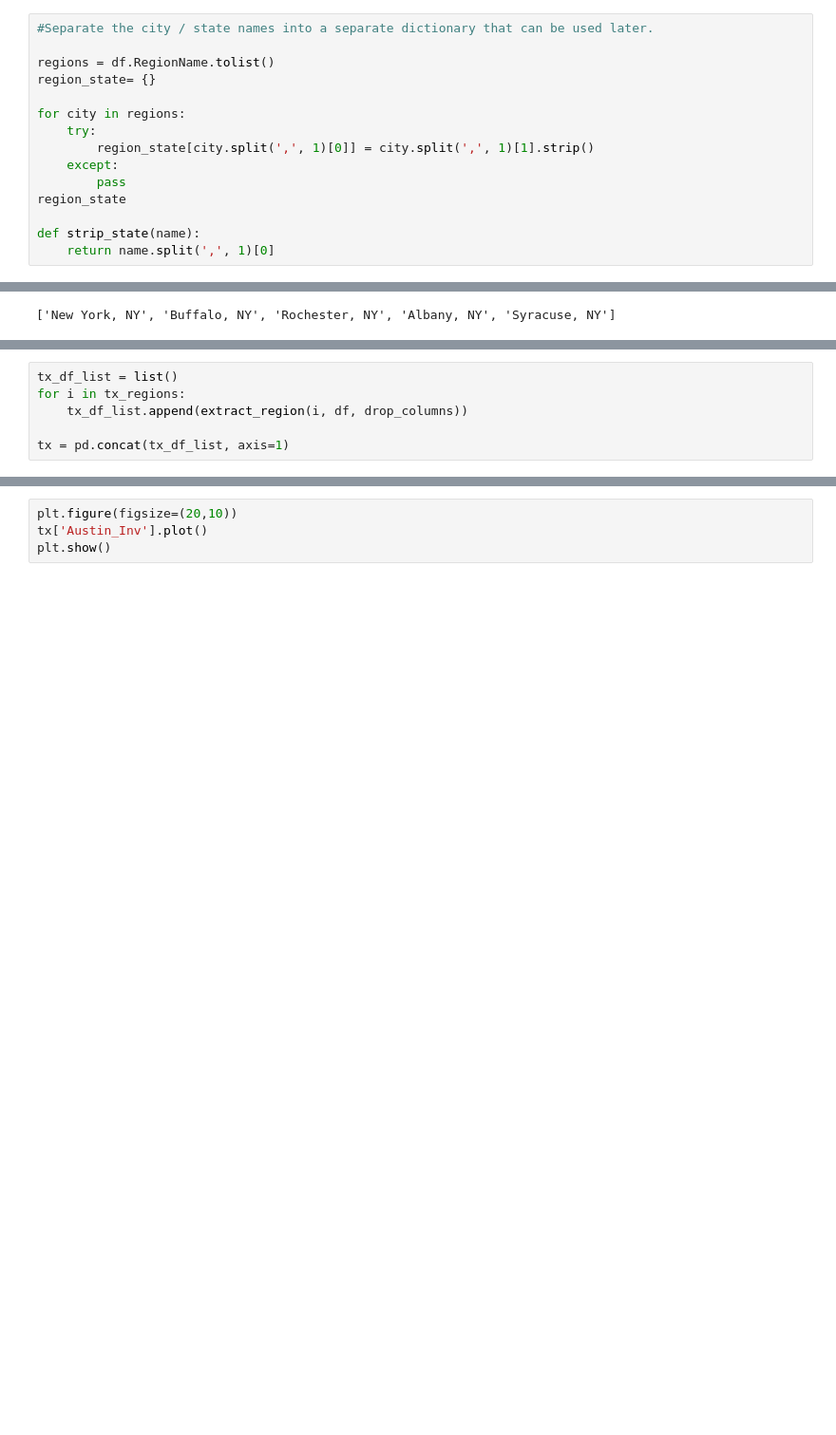
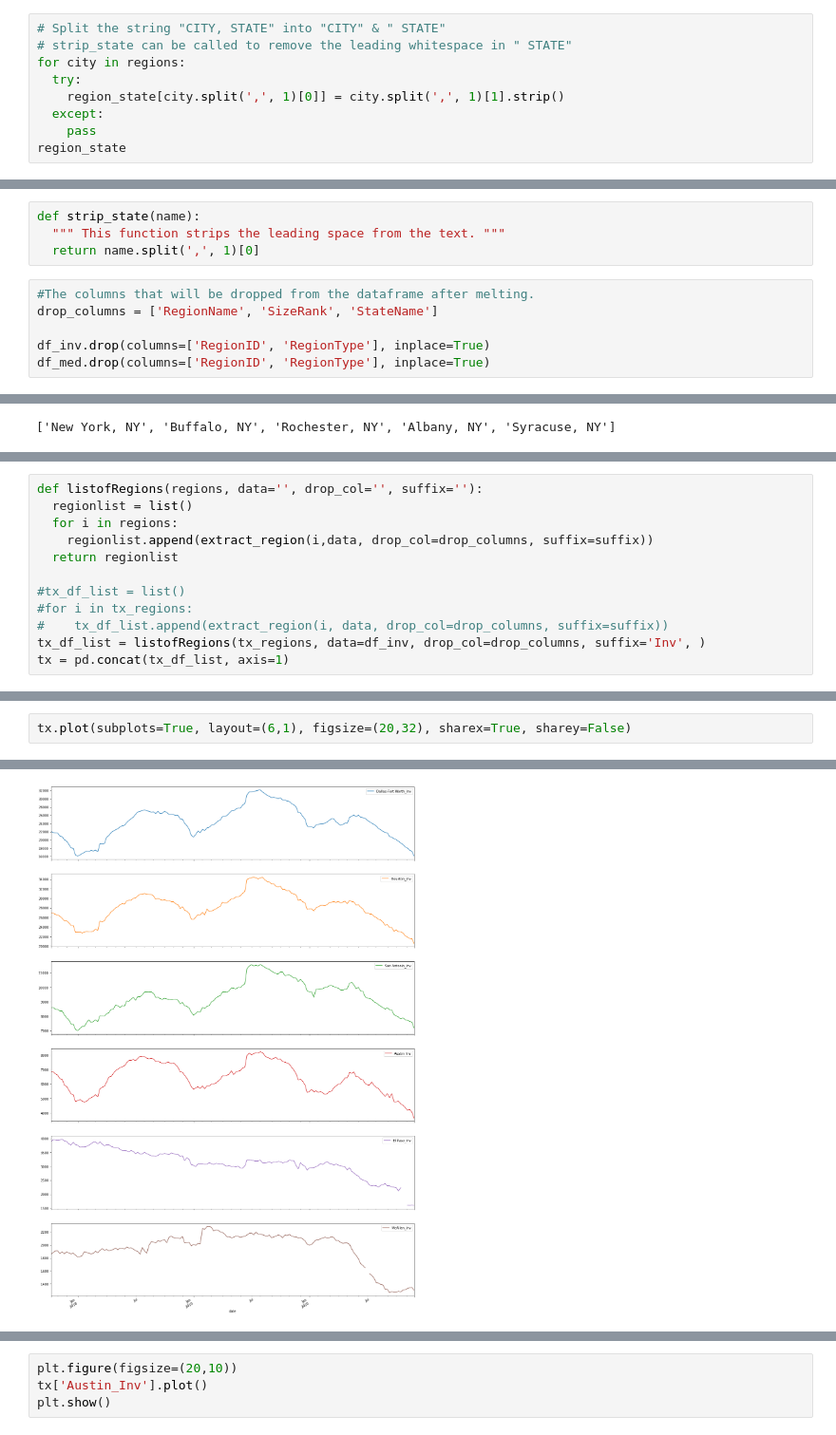
Before and after one commit to ricksolis/zillow-real_estate_data_cleaning, a Jupyter notebook: notebooks/1. Zillow-Inventory Sales -- Cleaning Data.ipynb, the cells around one changed output, grey strips where cells are left out. Shown: that part at 95% size. Drawn from its saved outputs; the diff is of its cells as text; blank space fills up the shorter version.

```diff
--- a/notebooks/1. Zillow-Inventory Sales -- Cleaning Data.ipynb
+++ b/notebooks/1. Zillow-Inventory Sales -- Cleaning Data.ipynb
@@ -124,15 +138,9 @@ city_acronyms = {'NYC':'New York', 'SATX':'San Antonio', 'DFW':'Dallas-Fort Wort
 # %%
-#Separate the city / state names into a separate dictionary that can be used later.
-
-regions = df.RegionName.tolist()
-region_state= {}
-
+# Split the string "CITY, STATE" into "CITY" & " STATE"
+# strip_state can be called to remove the leading whitespace in " STATE"
 for city in regions:
-    try:
-        region_state[city.split(',', 1)[0]] = city.split(',', 1)[1].strip()
-    except:
-        pass
+  try:
+    region_state[city.split(',', 1)[0]] = city.split(',', 1)[1].strip()
+  except:
+    pass
 region_state
-
-def strip_state(name):
-    return name.split(',', 1)[0]
@@ -139,3 +165,13 @@ def strip_state(name):
+# %%
+def strip_state(name):
+  """ This function strips the leading space from the text. """
+  return name.split(',', 1)[0]
+# %%
+#The columns that will be dropped from the dataframe after melting.
+drop_columns = ['RegionName', 'SizeRank', 'StateName']
+
+df_inv.drop(columns=['RegionID', 'RegionType'], inplace=True)
+df_med.drop(columns=['RegionID', 'RegionType'], inplace=True)
 # %%
 #ny= df[df['RegionName']=='New York, NY']
 #nymelt = pd.melt(ny, id_vars = ['RegionName', 'SizeRank', 'StateName'])
@@ -221,6 +273,12 @@ dfw = extract_region('Dallas-Fort Worth, TX', df, drop_columns)
 # %%
-tx_df_list = list()
-for i in tx_regions:
-    tx_df_list.append(extract_region(i, df, drop_columns))
+def listofRegions(regions, data='', drop_col='', suffix=''):
+  regionlist = list()
+  for i in regions:
+    regionlist.append(extract_region(i,data, drop_col=drop_columns, suffix=suffix))
+  return regionlist
 
+#tx_df_list = list()
+#for i in tx_regions:
+#    tx_df_list.append(extract_region(i, data, drop_col=drop_columns, suffix=suffix))
+tx_df_list = listofRegions(tx_regions, data=df_inv, drop_col=drop_columns, suffix='Inv', )
 tx = pd.concat(tx_df_list, axis=1)
@@ -241,0 +295,3 @@ tx.head(10)
+# %%
+tx.plot(subplots=True, layout=(6,1), figsize=(20,32), sharex=True, sharey=False)
+# %% [output]
@@ -241,0 +305 @@ tx.head(10)
+[figure, added]
```
Also changed, not shown: parts of 37 cells of this notebook.
